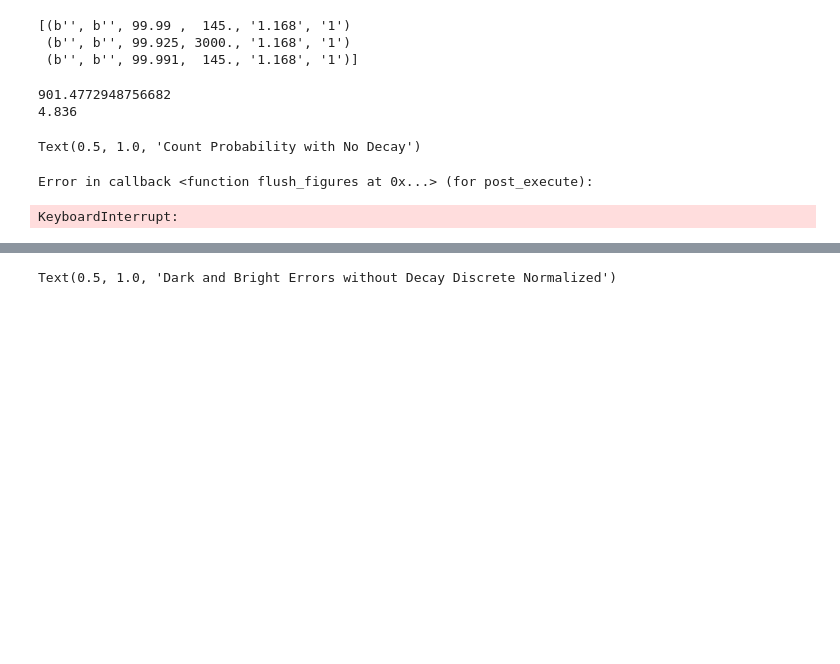
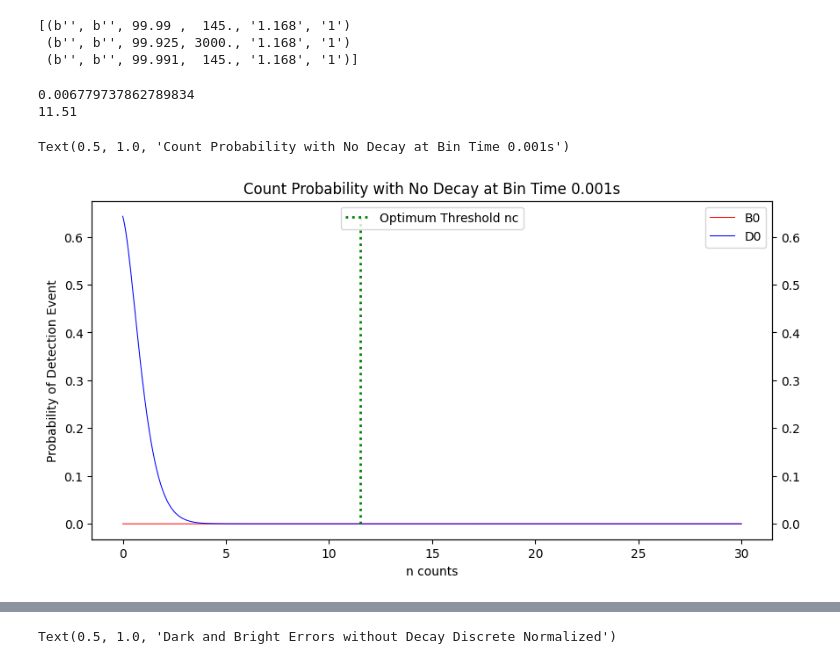
Before and after one commit to seangarn32/Trapped-Ion-Error-Model, a Jupyter notebook: SQR Error Model/Ca40Model.ipynb, the cells around one changed output, grey strips where cells are left out. Drawn from its saved outputs; the diff is of its cells as text; code cells hidden in the pictures; blank space fills up the shorter version.

```diff
--- a/SQR Error Model/Ca40Model.ipynb
+++ b/SQR Error Model/Ca40Model.ipynb
@@ -59,18 +59,18 @@ def Do(N, Dmean):
 
 #nc = diferentiation counts
 
-#n = counts
+#nMax = counts graphed
 nMax = 30
 #Bright state fluoresence rate
 Rb = 55800
 #Dark state fluoresence rate
 Rd = 442
 #bin time
-tb = .00042
+tb = .001
 #tau decay time for Ca40
 tau = 1.167
 
-step = .001
+step = .01
 N = np.arange(start=0,stop=nMax,step=step)
 
 #Graphing
@@ -84,39 +84,38 @@ B0 = Bo(N,BM)
 #print(N)
 #print(B0)
 #n counts in tb from dark
 D0 = Do(N,DM)
 
 
 print(np.sum(B0))
 #count threshold
 nc = 0
 minDiff = np.abs(B0[0]-D0[0])
 for i, item in enumerate(B0):
     diff = np.abs(B0[i]-D0[i])
     #print(diff)
     if(i < np.size(B0)/2 and diff<minDiff):
         nc = i
         minDiff = diff
 nc=nc*step
 print(nc)
 
 fig = plt.figure(figsize=(10, 5))
 ax1 = fig.add_subplot(1, 1, 1)
 ax1.plot(N, B0, lw=0.75, c="r", label = "B0")
 ax1.set_ylabel("Probability of Detection Event")
 ax1.set_xlabel("n counts")
 ax1.plot(N, D0, lw=0.75, c="b", label = "D0")
 ax3 = plt.twinx(ax1)
 plt.vlines(nc, ymin=0, ymax=np.max(D0), colors='green', ls=':', lw=2, label='Optimum Threshold nc')
 ax1.legend(loc = 'upper right')
 ax3.legend(loc = 'upper center')
-plt.title("Count Probability with No Decay")
+plt.title("Count Probability with No Decay at Bin Time "+ str(tb)+"s")
 # %% [output]
-901.4772948756682
-4.836
+0.006779737862789834
+11.51
-Text(0.5, 1.0, 'Count Probability with No Decay')
+Text(0.5, 1.0, 'Count Probability with No Decay at Bin Time 0.001s')
-Error in callback <function flush_figures at 0x...> (for post_execute):
-KeyboardInterrupt:
+[figure, added]
 # %%
 #Optimal Time vs Collection Efficiency w/o Decay Discrete Not Normalized
 
```
Also changed, not shown: parts of 2 cells of this notebook, 1 other file.
